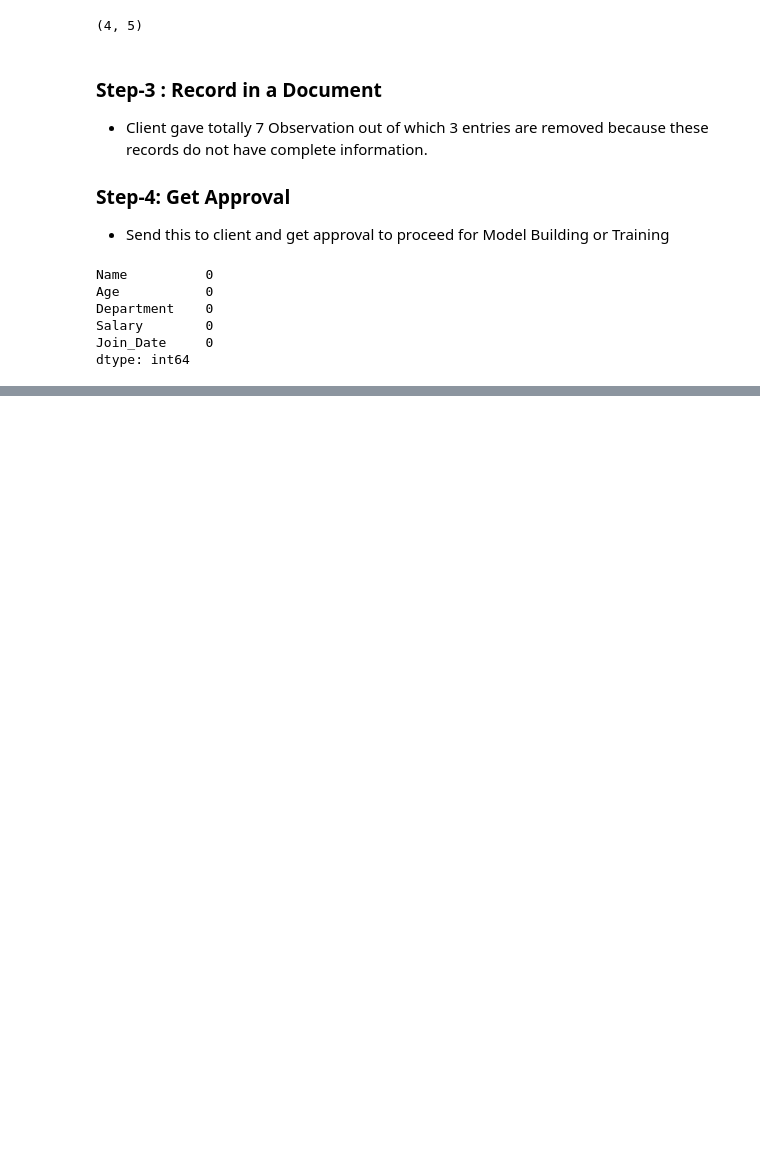
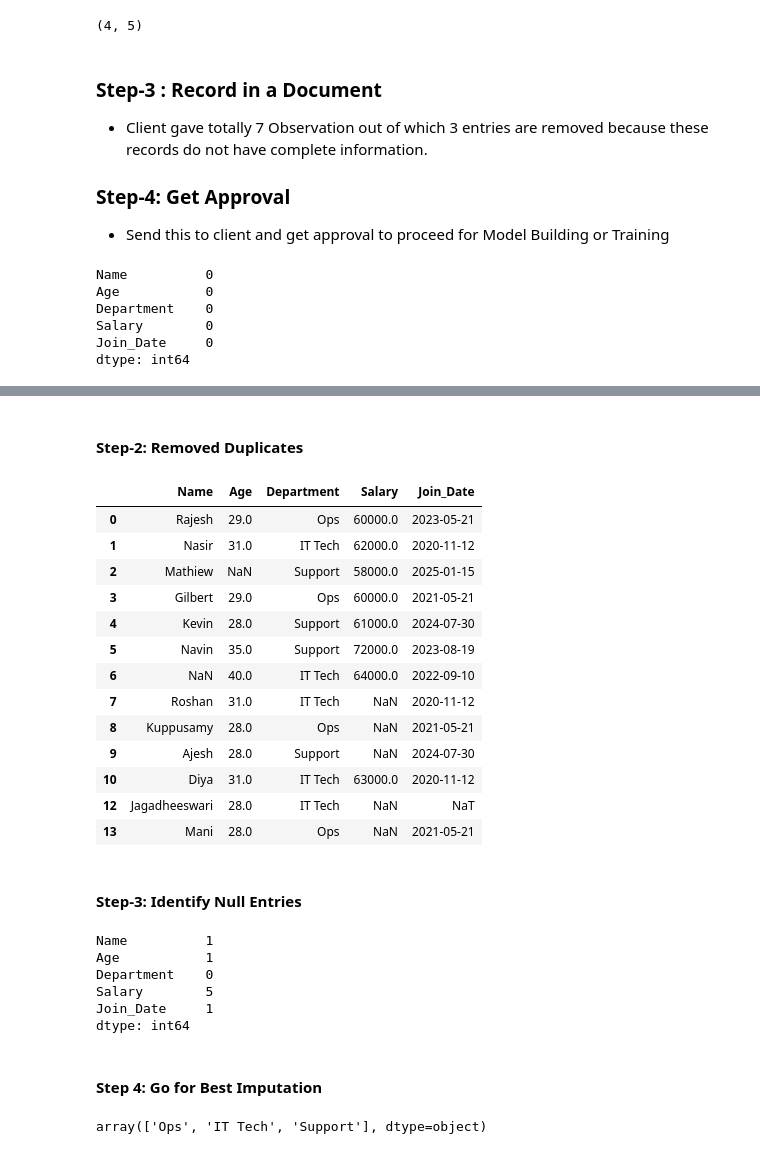
Before and after one commit to RangeshPandianPT/Data-Science_with-ML, a Jupyter notebook: Pandas_Crash_Course.ipynb, the cells around one changed output, grey strips where cells are left out. Cells and saved outputs as stored; diff of their text form; code cells hidden in the pictures; blank space fills up the shorter version.

```diff
--- a/Pandas_Crash_Course.ipynb
+++ b/Pandas_Crash_Course.ipynb
@@ -789,0 +865,38 @@ dtype: int64
+# %% [markdown]
+#### Step-2: Removed Duplicates
+# %%
+employee_data_2.drop_duplicates(inplace = True)
+# %%
+employee_data_2
+# %% [output]
+|  | Name | Age | Department | Salary | Join_Date |
+| 0 | Rajesh | 29.0 | Ops | 60000.0 | 2023-05-21 |
+| 1 | Nasir | 31.0 | IT Tech | 62000.0 | 2020-11-12 |
+| 2 | Mathiew | NaN | Support | 58000.0 | 2025-01-15 |
+| 3 | Gilbert | 29.0 | Ops | 60000.0 | 2021-05-21 |
+| 4 | Kevin | 28.0 | Support | 61000.0 | 2024-07-30 |
+| 5 | Navin | 35.0 | Support | 72000.0 | 2023-08-19 |
+| 6 | NaN | 40.0 | IT Tech | 64000.0 | 2022-09-10 |
+| 7 | Roshan | 31.0 | IT Tech | NaN | 2020-11-12 |
+| 8 | Kuppusamy | 28.0 | Ops | NaN | 2021-05-21 |
+| 9 | Ajesh | 28.0 | Support | NaN | 2024-07-30 |
+| 10 | Diya | 31.0 | IT Tech | 63000.0 | 2020-11-12 |
+| 12 | Jagadheeswari | 28.0 | IT Tech | NaN | NaT |
+| 13 | Mani | 28.0 | Ops | NaN | 2021-05-21 |
+# %% [markdown]
+#### Step-3: Identify Null Entries
+# %%
+employee_data_2.isnull().sum()
+# %% [output]
+Name          1
+Age           1
+Department    0
+Salary        5
+Join_Date     1
+dtype: int64
+# %% [markdown]
+#### Step 4: Go for Best Imputation
+# %%
+employee_data_2["Department"].unique()
+# %% [output]
+array(['Ops', 'IT Tech', 'Support'], dtype=object)
```
Also changed, not shown: parts of 15 cells of this notebook.
